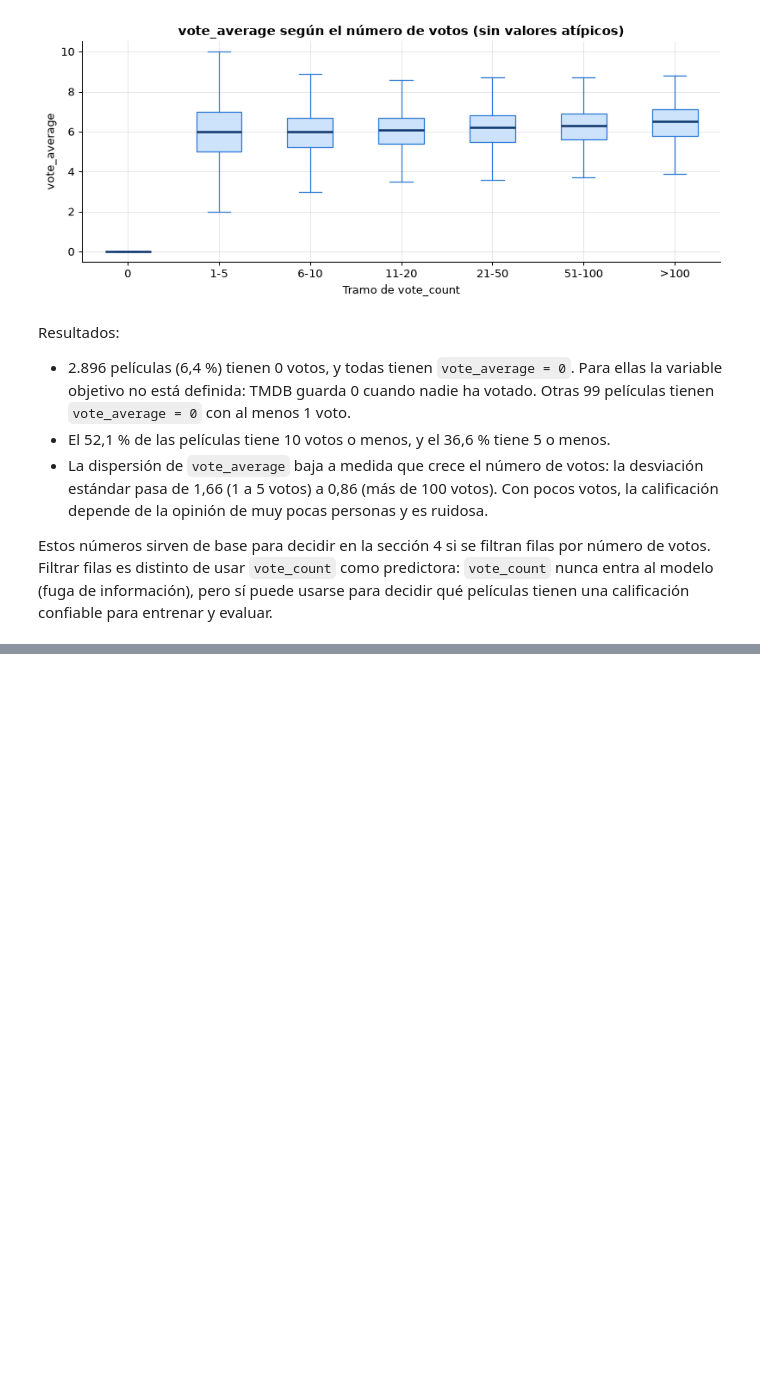
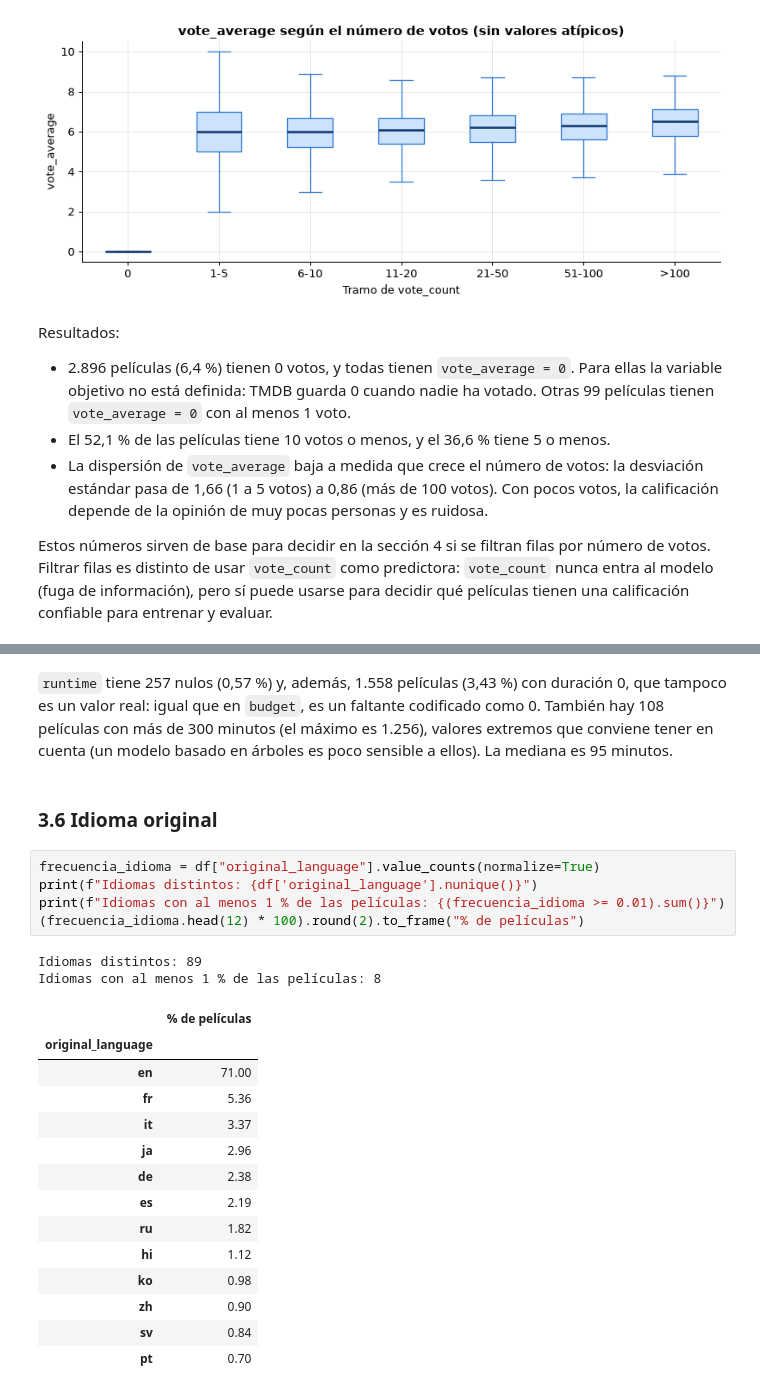
Before and after one commit to amunera66/proyecto-modelos-1, a Jupyter notebook: fase-1/fase1_modelo_predictivo.ipynb, the cells around one changed output, grey strips where cells are left out. Saved outputs shown, nothing was run; the diff lists cells and outputs as text; blank space fills up the shorter version.

```diff
--- a/fase-1/fase1_modelo_predictivo.ipynb
+++ b/fase-1/fase1_modelo_predictivo.ipynb
@@ -340,0 +391,26 @@ Estos números sirven de base para decidir en la sección 4 si se filtran filas
+# %% [markdown]
+`runtime` tiene 257 nulos (0,57 %) y, además, 1.558 películas (3,43 %) con duración 0, que tampoco es un valor real: igual que en `budget`, es un faltante codificado como 0. También hay 108 películas con más de 300 minutos (el máximo es 1.256), valores extremos que conviene tener en cuenta (un modelo basado en árboles es poco sensible a ellos). La mediana es 95 minutos.
+# %% [markdown]
+### 3.6 Idioma original
+# %%
+frecuencia_idioma = df["original_language"].value_counts(normalize=True)
+print(f"Idiomas distintos: {df['original_language'].nunique()}")
+print(f"Idiomas con al menos 1 % de las películas: {(frecuencia_idioma >= 0.01).sum()}")
+(frecuencia_idioma.head(12) * 100).round(2).to_frame("% de películas")
+# %% [output]
+Idiomas distintos: 89
+Idiomas con al menos 1 % de las películas: 8
+|  | % de películas |
+| original_language |  |
+| en | 71.00 |
+| fr | 5.36 |
+| it | 3.37 |
+| ja | 2.96 |
+| de | 2.38 |
+| es | 2.19 |
+| ru | 1.82 |
+| hi | 1.12 |
+| ko | 0.98 |
+| zh | 0.90 |
+| sv | 0.84 |
+| pt | 0.70 |
```
Also changed, not shown: parts of 13 cells of this notebook.
